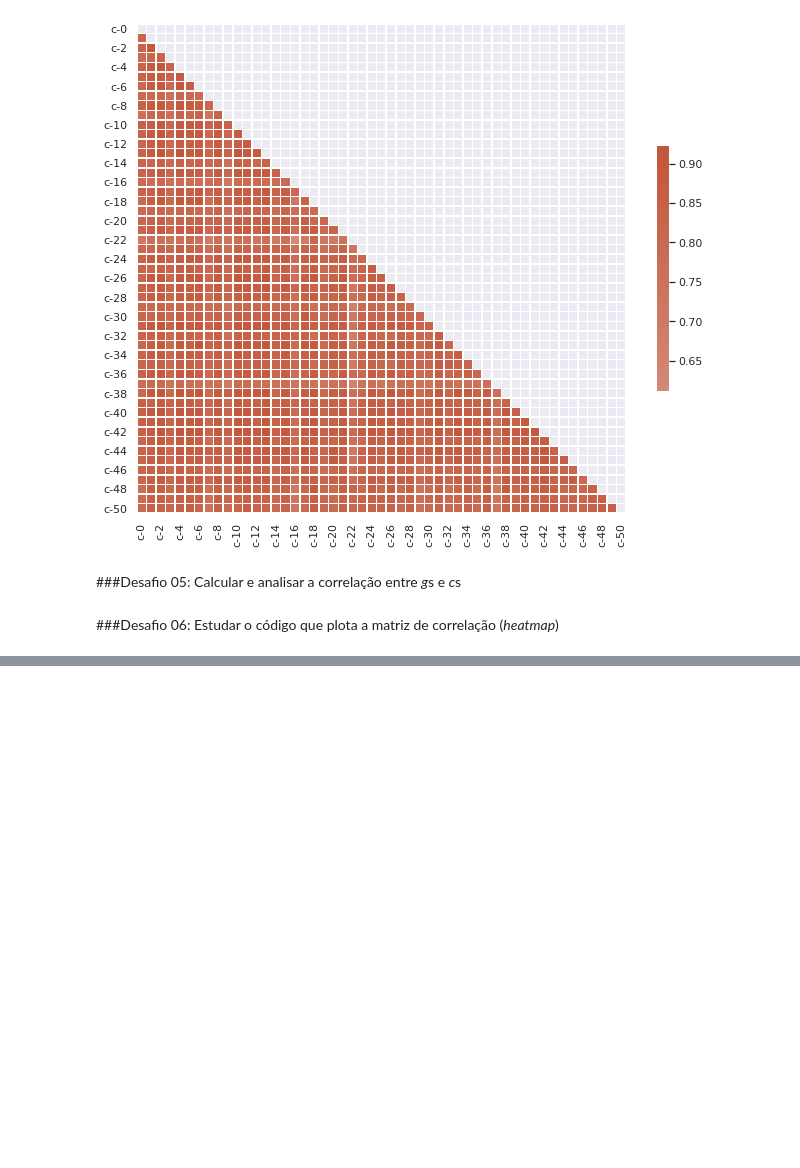
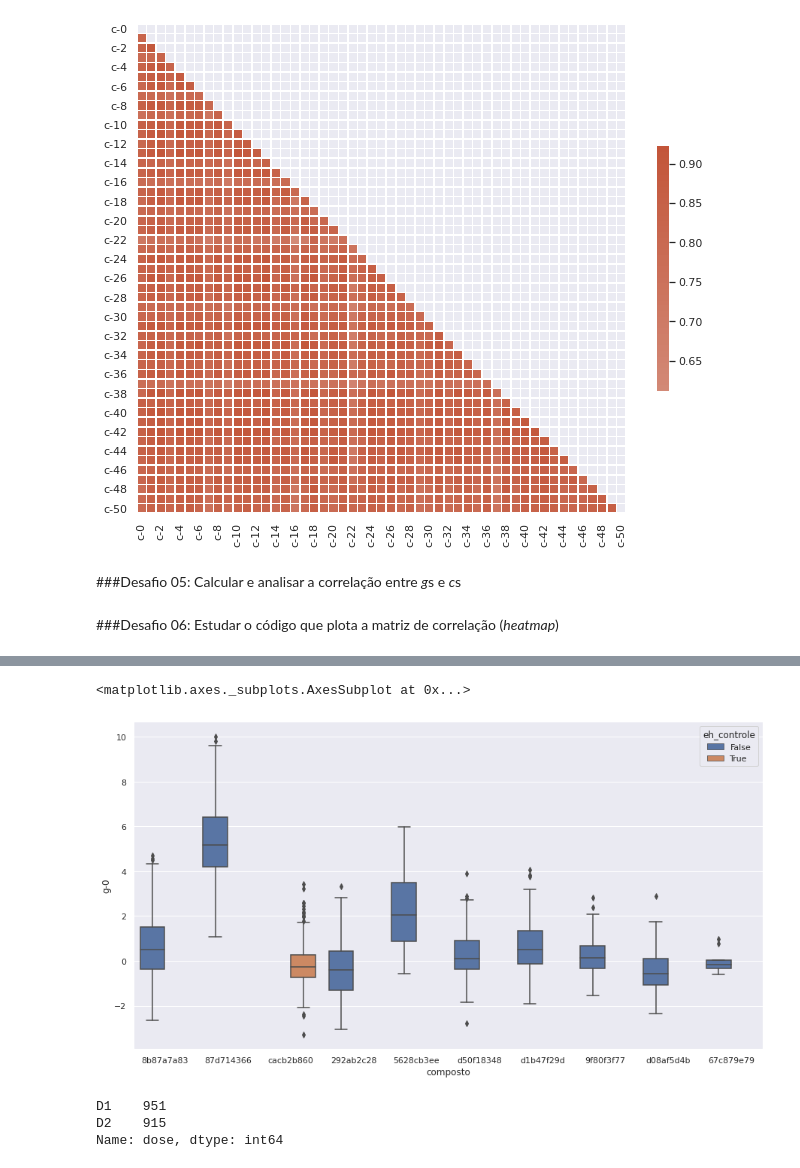
Before and after one commit to joaopasantos/imersao-dados3, a Jupyter notebook: imersaodados_03.ipynb, the cells around one changed output, grey strips where cells are left out. Cells and saved outputs as stored; diff of their text form; code cells hidden in the pictures; blank space fills up the shorter version.

```diff
--- a/imersaodados_03.ipynb
+++ b/imersaodados_03.ipynb
@@ -784,0 +975,12 @@ sns.heatmap(corr_celular, mask=mask, cmap=cmap, center=0,
+# %%
+plt.figure(figsize = (15,8))
+sns.boxplot(data = dados_combinados.query('composto in @composto_principal & dose == "D1"'), y = 'g-0', x = 'composto', hue='eh_controle')
+# %% [output]
+<matplotlib.axes._subplots.AxesSubplot at 0x...>
+[figure, added]
+# %%
+dados_combinados.query('composto == "cacb2b860"')['dose'].value_counts()
+# %% [output]
+D1    951
+D2    915
+Name: dose, dtype: int64
```
Also changed, not shown: parts of 47 cells of this notebook.
